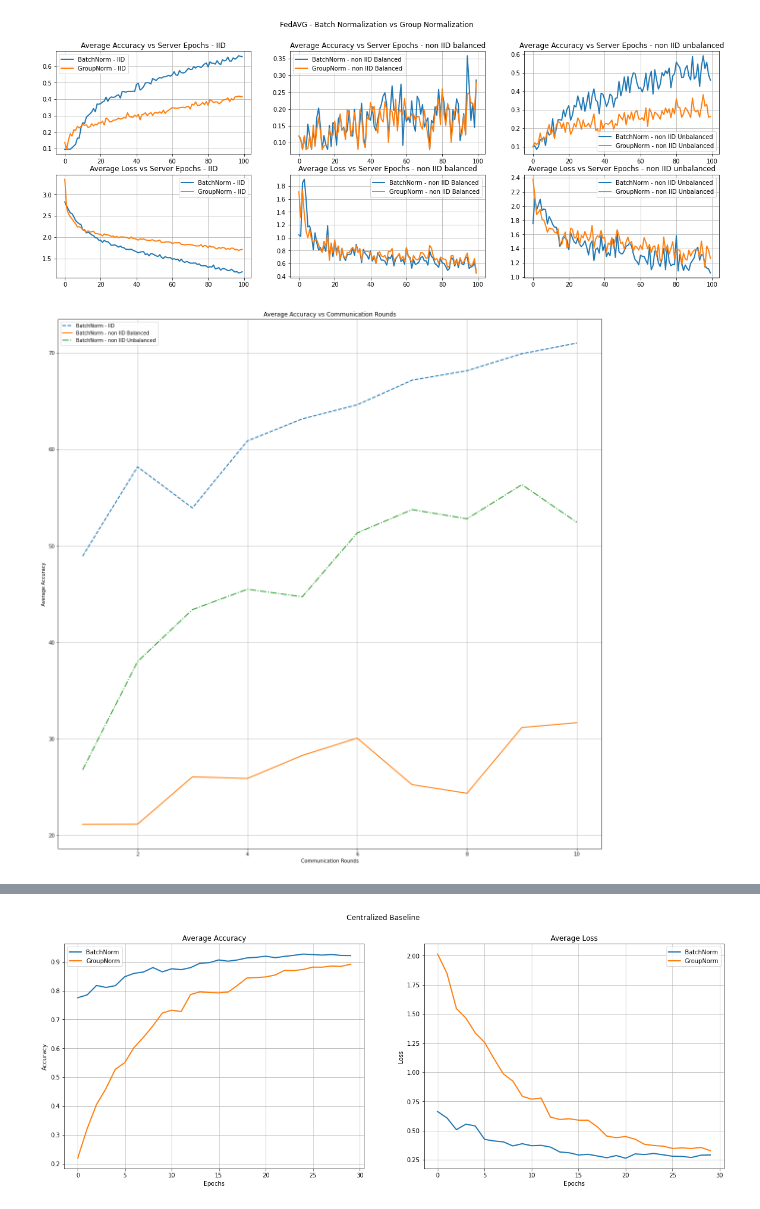
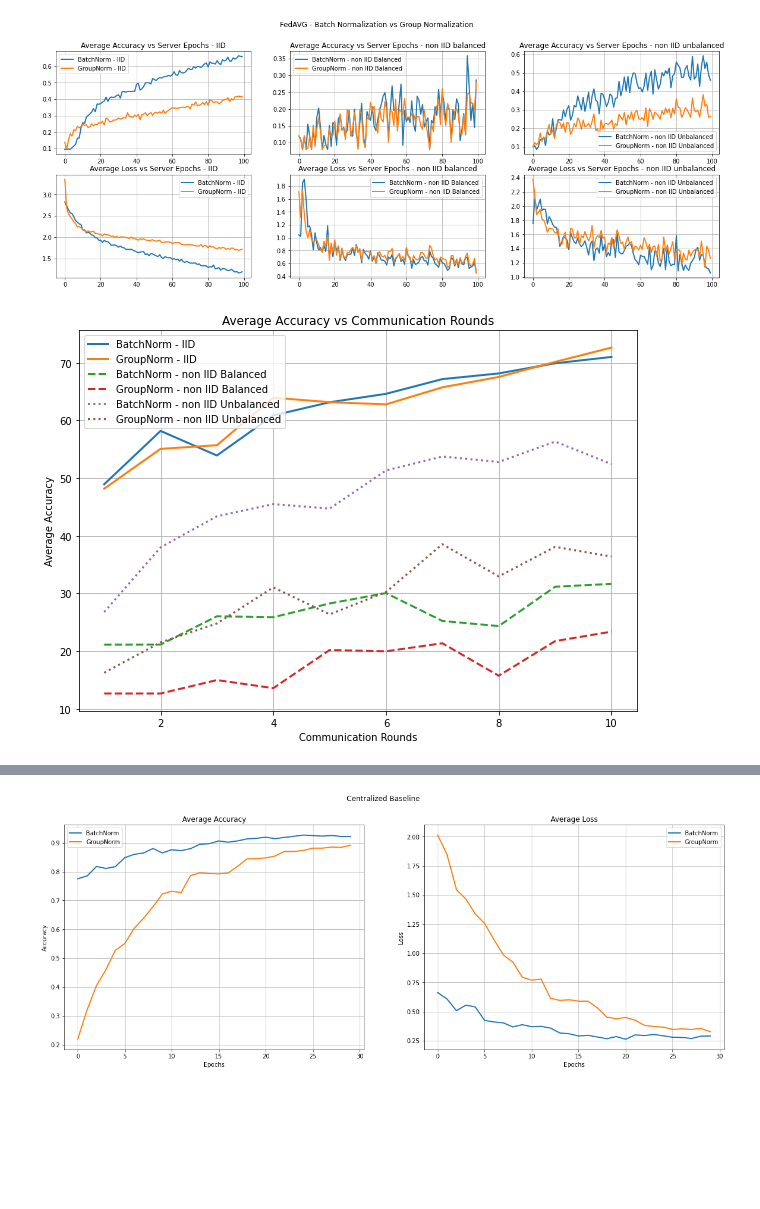
Before and after one commit to dadodimauro/MLDL-Federated-Learning, a Jupyter notebook: plot.ipynb, the cells around one changed output, grey strips where cells are left out. Cells and saved outputs as stored; diff of their text form; code cells hidden in the pictures; blank space fills up the shorter version.

Commit message:
fedGKT plot added

```diff
--- a/plot.ipynb
+++ b/plot.ipynb
@@ -155,9 +155,9 @@ plt.show()
 data_batchNorm_iid1_unbalanced0 = pd.read_csv("fegGKT_results/ResNet50_BatchNorm_10_lr_[0.001]_C[0.1]_iid[1]_Es[10]_Ec[1]_B[128]_sgd_unbalanced[0].csv")
 data_batchNorm_iid0_unbalanced0 = pd.read_csv("fegGKT_results/ResNet50_BatchNorm_10_lr_[0.001]_C[0.1]_iid[0]_Es[10]_Ec[1]_B[128]_sgd_unbalanced[0].csv")
 data_batchNorm_iid0_unbalanced1 = pd.read_csv("fegGKT_results/ResNet50_BatchNorm_10_lr_[0.001]_C[0.1]_iid[0]_Es[10]_Ec[1]_B[128]_sgd_unbalanced[1].csv")
-# data_groupNorm_iid1_unbalanced0 = pd.read_csv("fedAVG_results/ResNet50_100_sgd_lr_[0.001]_C[0.1]_iid[1]_unbalanced[0]_E[1]_B[10]_GroupNorm_numGroups[4].csv")
-# data_groupNorm_iid0_unbalanced0 = pd.read_csv("fedAVG_results/ResNet50_100_sgd_lr_[0.001]_C[0.1]_iid[0]_unbalanced[0]_E[1]_B[10]_GroupNorm_numGroups[4].csv")
-# data_groupNorm_iid0_unbalanced1 = pd.read_csv("fedAVG_results/ResNet50_100_sgd_lr_[0.001]_C[0.1]_iid[0]_unbalanced[1]_E[1]_B[10]_GroupNorm_numGroups[4].csv")
+data_groupNorm_iid1_unbalanced0 = pd.read_csv("fegGKT_results/ResNet50_GroupNorm_10_lr_[0.001]_C[0.1]_iid[1]_Es[10]_Ec[1]_B[128]_sgd_unbalanced[0].csv")
+data_groupNorm_iid0_unbalanced0 = pd.read_csv("fegGKT_results/ResNet50_GroupNorm_10_lr_[0.001]_C[0.1]_iid[0]_Es[10]_Ec[1]_B[128]_sgd_unbalanced[0].csv")
+data_groupNorm_iid0_unbalanced1 = pd.read_csv("fegGKT_results/ResNet50_GroupNorm_10_lr_[0.001]_C[0.1]_iid[0]_Es[10]_Ec[1]_B[128]_sgd_unbalanced[1].csv")
 # %%
 # BatchNorm
 train_loss_batchNorm_iid1_unbalanced0 = list(data_batchNorm_iid1_unbalanced0["train_loss"].values)
@@ -170,41 +170,39 @@ train_loss_batchNorm_iid0_unbalanced1 = list(data_batchNorm_iid0_unbalanced1["tr
 train_acc_batchNorm_iid0_unbalanced1 = list(data_batchNorm_iid0_unbalanced1["train_accuracy"].values)
 
 # GroupNorm
-# train_loss_groupNorm_iid1_unbalanced0 = list(data_groupNorm_iid1_unbalanced0["train_loss"].values)
-# train_acc_groupNorm_iid1_unbalanced0 = list(data_groupNorm_iid1_unbalanced0["train_accuracy"].values)
+train_loss_groupNorm_iid1_unbalanced0 = list(data_groupNorm_iid1_unbalanced0["train_loss"].values)
+train_acc_groupNorm_iid1_unbalanced0 = list(data_groupNorm_iid1_unbalanced0["train_accuracy"].values)
 #
-# train_loss_groupNorm_iid0_unbalanced0 = list(data_groupNorm_iid0_unbalanced0["train_loss"].values)
-# train_acc_groupNorm_iid0_unbalanced0 = list(data_groupNorm_iid0_unbalanced0["train_accuracy"].values)
-#
-# train_loss_groupNorm_iid0_unbalanced1 = list(data_groupNorm_iid0_unbalanced1["train_loss"].values)
-# train_acc_groupNorm_iid0_unbalanced1 = list(data_groupNorm_iid0_unbalanced1["train_accuracy"].values)
+train_loss_groupNorm_iid0_unbalanced0 = list(data_groupNorm_iid0_unbalanced0["train_loss"].values)
+train_acc_groupNorm_iid0_unbalanced0 = list(data_groupNorm_iid0_unbalanced0["train_accuracy"].values)
+
+train_loss_groupNorm_iid0_unbalanced1 = list(data_groupNorm_iid0_unbalanced1["train_loss"].values)
+train_acc_groupNorm_iid0_unbalanced1 = list(data_groupNorm_iid0_unbalanced1["train_accuracy"].values)
 # %%
-normalization_type = "GroupNorm" #BatchNorm or GroupNorm
+fig, ax = plt.subplots(figsize=(10, 7))
 
-fig, ax = plt.subplots(figsize=(20, 20))
+ax.plot(range(1, len(train_acc_batchNorm_iid1_unbalanced0)+1), train_acc_batchNorm_iid1_unbalanced0, linewidth=2, linestyle='-', label="BatchNorm - IID")
+ax.plot(range(1, len(train_acc_groupNorm_iid1_unbalanced0)+1), train_acc_groupNorm_iid1_unbalanced0, linewidth=2, linestyle='-', label="GroupNorm - IID")
 
-ax.plot(range(1, len(train_acc_batchNorm_iid1_unbalanced0)+1), train_acc_batchNorm_iid1_unbalanced0, linewidth=2, linestyle='--', label="BatchNorm - IID")
-# ax.plot(range(len(train_acc_groupNorm_iid1_unbalanced0)), train_acc_groupNorm_iid1_unbalanced0, linewidth=2, linestyle='--', label="GroupNorm - IID - 42%")
+ax.plot(range(1, len(train_acc_batchNorm_iid0_unbalanced0)+1), train_acc_batchNorm_iid0_unbalanced0, linewidth=2, linestyle='--', label="BatchNorm - non IID Balanced")
+ax.plot(range(1, len(train_acc_groupNorm_iid0_unbalanced0)+1), train_acc_groupNorm_iid0_unbalanced0, linewidth=2, linestyle='--', label="GroupNorm - non IID Balanced")
 
-ax.plot(range(1, len(train_acc_batchNorm_iid0_unbalanced0)+1), train_acc_batchNorm_iid0_unbalanced0, linewidth=2, linestyle='-', label="BatchNorm - non IID Balanced")
-# ax.plot(range(len(train_acc_groupNorm_iid0_unbalanced0)), train_acc_groupNorm_iid0_unbalanced0, linewidth=2, linestyle='-', label="GroupNorm - non IID Balanced - 46%")
-
-ax.plot(range(1, len(train_acc_batchNorm_iid0_unbalanced1)+1), train_acc_batchNorm_iid0_unbalanced1, linewidth=2, linestyle='-.', label="BatchNorm - non IID Unbalanced")
-# ax.plot(range(len(train_acc_groupNorm_iid0_unbalanced1)), train_acc_groupNorm_iid0_unbalanced1, linewidth=2, linestyle='-.', label="GroupNorm - non IID Unbalanced - 45%")
+ax.plot(range(1, len(train_acc_batchNorm_iid0_unbalanced1)+1), train_acc_batchNorm_iid0_unbalanced1, linewidth=2, linestyle=':', label="BatchNorm - non IID Unbalanced")
+ax.plot(range(1, len(train_acc_groupNorm_iid0_unbalanced1)+1), train_acc_groupNorm_iid0_unbalanced1, linewidth=2, linestyle=':', label="GroupNorm - non IID Unbalanced")
 
 
 plt.title("Average Accuracy vs Communication Rounds")
 plt.ylabel('Average Accuracy')
 plt.xlabel('Communication Rounds')
 
 ax.legend()
 ax.grid()
 
 # file_name = '{}_{}_lr_[{}]_C[{}]_iid[{}]_E[{}]_B[{}]_loss.png'.format(
 #     "ResNet50", n_epochs, lr, frac, iid,
 #     local_epochs, local_batch_size)
-# plt.savefig("fedAVG_summary_results.png")
+plt.savefig("fegGKT_results/fedGKT_summary_results_acc.png")
 
 plt.show()
 # %% [output]
-[figure, old version]
+[figure, new version]
```
Also changed, not shown: parts of 6 cells of this notebook, 12 other files.
